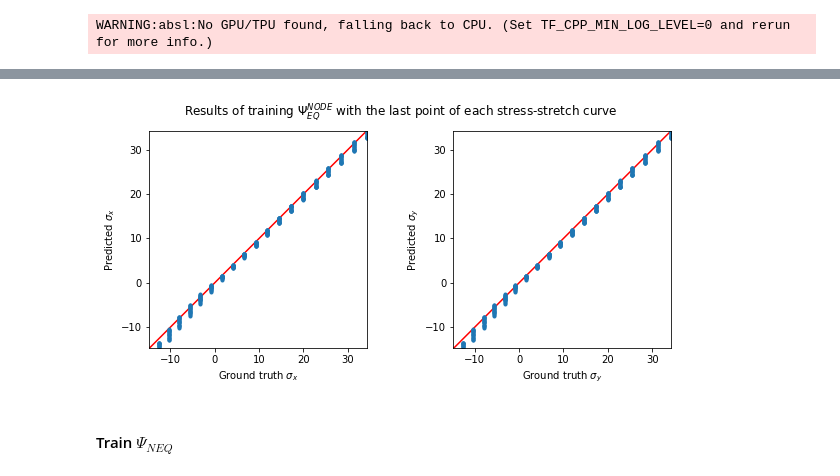
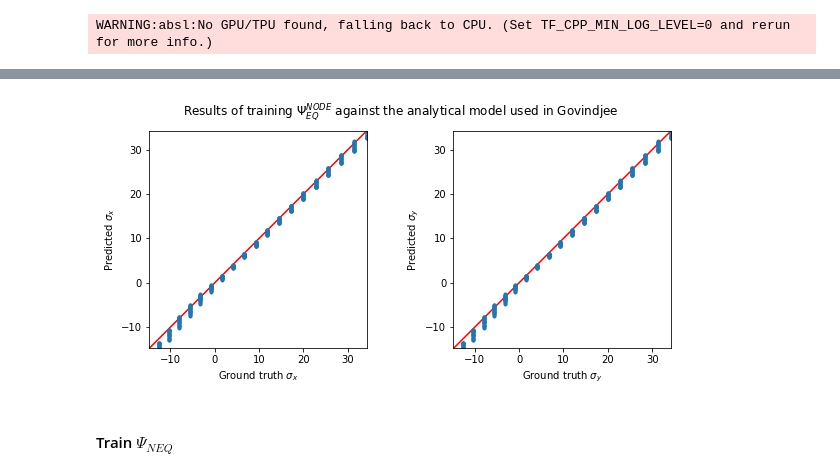
Before and after one commit to VatsalSy/nvisco, a Jupyter notebook: train_Psi.ipynb, the cells around one changed output, grey strips where cells are left out. Saved outputs shown, nothing was run; the diff lists cells and outputs as text; code cells hidden in the pictures.

```diff
--- a/train_Psi.ipynb
+++ b/train_Psi.ipynb
@@ -100,22 +100,22 @@ it 50000, train loss = 1.212150e+00
 # %%
 # Make predictions with the newly trained Neural ODEs
 sigma_pr = sigma_split_vmap(lm1, lm2, lm3, params_Psi_eq)
 xmin,xmax = np.min(sigma_gt[:,0,0]), np.max(sigma_gt[:,0,0])
 ymin,ymax = np.min(sigma_gt[:,1,1]), np.max(sigma_gt[:,1,1])
 zmin,zmax = np.min(sigma_gt[:,2,2]), np.max(sigma_gt[:,2,2])
 
 fig,ax = plt.subplots(1,2, figsize=[10,4])
 ax[0].plot([xmin, xmax], [xmin, xmax], 'r-')
 ax[0].plot(sigma_gt[:,0,0],sigma_pr[:,0,0],'.')
 ax[1].plot([ymin, ymax], [ymin, ymax], 'r-')
 ax[1].plot(sigma_gt[:,1,1],sigma_pr[:,1,1],'.')
 
-fig.suptitle(r"Results of training $\Psi_{EQ}^{NODE}$ with the last point of each stress-stretch curve")
+fig.suptitle(r"Results of training $\Psi_{EQ}^{NODE}$ against the analytical model used in Govindjee")
 ax[0].set(xlabel="Ground truth $\sigma_x$", ylabel='Predicted $\sigma_x$', aspect='equal', xlim=[xmin, xmax], ylim=[xmin, xmax])
 ax[1].set(xlabel="Ground truth $\sigma_y$", ylabel='Predicted $\sigma_y$', aspect='equal', xlim=[ymin, ymax], ylim=[ymin, ymax])
 fig.savefig('figs/train_Psi_eq.jpg')
 # %% [output]
-[figure, old version]
+[figure, new version]
 # %% [markdown]
 #### Train $\Psi_{NEQ}$
 # %% [markdown]
```
Also changed, not shown: parts of 4 cells of this notebook, 13 other files.
